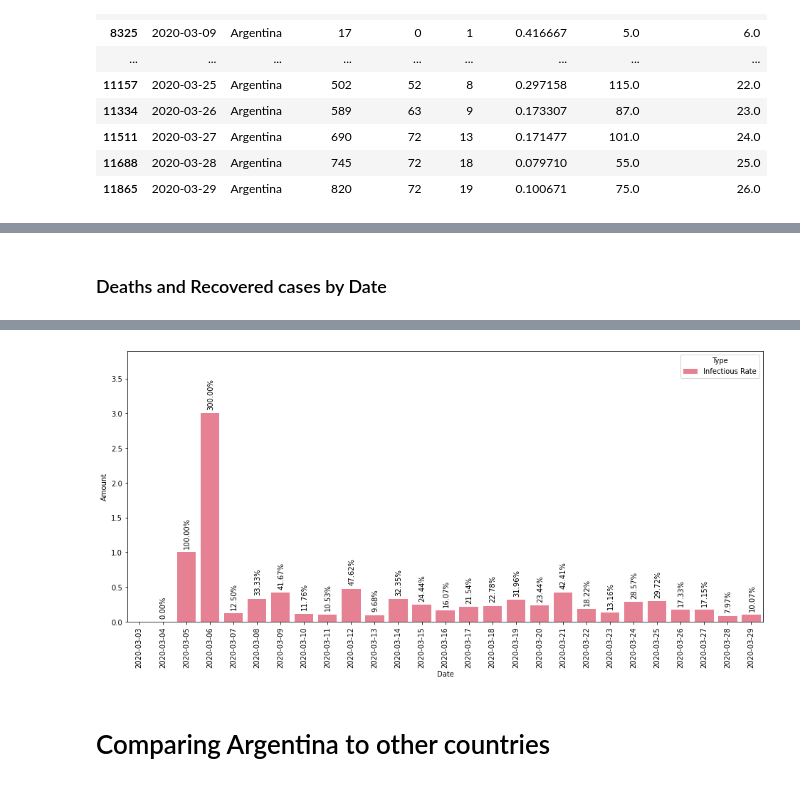
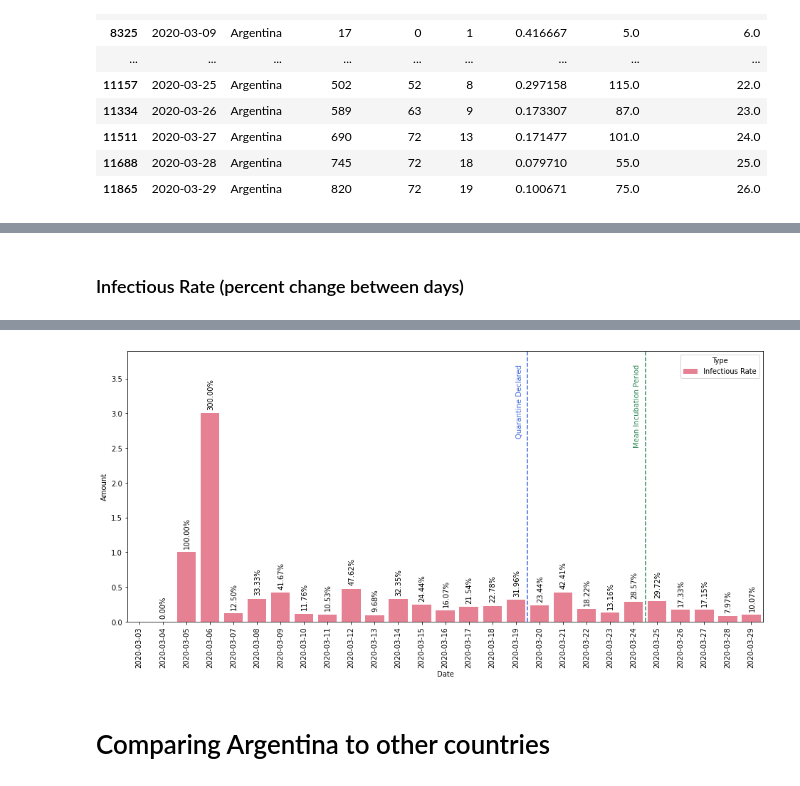
Before and after one commit to ewajs/covid-19, a Jupyter notebook: COVID-19 Analysis.ipynb, the cells around one changed output, grey strips where cells are left out. Cells and saved outputs as stored; diff of their text form; code cells hidden in the pictures.

Commit message:
Added quarantine and incubation lines

```diff
--- a/COVID-19 Analysis.ipynb
+++ b/COVID-19 Analysis.ipynb
@@ -28,6 +28,7 @@ covid_base_df['Date'] = pd.to_datetime(covid_base_df['Date'])
 # %%
 # Fix Argentina data (from Wikipedia which tracks government announces)
 arg_mask = covid_base_df['Country'] == 'Argentina'
+quarantine_start_date = pd.to_datetime('3/20/20')
 arg_corrected_dataset = (('3/3/20', 1),
 ('3/4/20', 1),
 ('3/5/20', 2),
@@ -82,6 +83,8 @@ covid_base_df.loc[arg_mask].sort_values('Date').tail(30)
 ##############################################
 # Data Formatting and calculation
 ##############################################
+max_incubation_period = pd.to_timedelta('14 days') # From https://www.cdc.gov/coronavirus/2019-ncov/symptoms-testing/symptoms.html
+mean_incubation_period = pd.to_timedelta('5 days') # from https://annals.org/aim/fullarticle/2762808/incubation-period-coronavirus-disease-2019-covid-19-from-publicly-reported
 max_date = max(covid_base_df['Date'])
 
 # For each country, calculate Infectious Rate
@@ -249,7 +336,6 @@ types_to_graph = ['Infectious Rate']
 plt.figure(figsize=(16, 7))
 plot_df = covid_country_cat_df[covid_country_cat_df['Type'].isin(types_to_graph)].copy()
 chart = sns.barplot(x='Date', y='Amount', hue='Type', palette="husl", data=plot_df)
-chart.set_xticklabels(plot_df['Date'].dt.date.unique(), rotation=90)
 for p in chart.patches:
     chart.annotate(format(p.get_height()*100, '.2f') + '%',
                    (p.get_x() + p.get_width() / 2., p.get_height()),
@@ -258,7 +344,46 @@ for p in chart.patches:
                    xytext = (1, 5),
                    textcoords = 'offset points',
                    rotation = 90)
-plt.ylim(0, max([v for v in plot_df['Amount'].dropna() if v != np.inf])*1.3)
+
 display(Markdown('### Infectious Rate (percent change between days)'))
+
+# Set upper margins above max value
+upper_margin = max([v for v in plot_df['Amount'].dropna() if v != np.inf])*1.3
+plt.ylim(0, upper_margin)
+
+# Add Date as labels in x axis
+date_labels = list(plot_df['Date'].dt.date.unique())
+chart.set_xticklabels(date_labels, rotation=90)
+
+# Plot quarantine measures line
+try:
+    quarantine_label_index = date_labels.index(quarantine_start_date)
+    plt.axvline(x=quarantine_label_index - 0.5, ls='--', color='royalblue')
+    plt.text(quarantine_label_index - 1,upper_margin*0.95,'Quarantine Declared',rotation=90, color='royalblue', va='top')
+    display(Markdown(f'''{country} has deployed **Quarantine or Isolation measures** on {quarantine_start_date}.'''))
+except ValueError:
+    display(Markdown(f'''No **Quarantine or Isolation measures** have been deployed in {country}.'''))
+
+# Plot Mean incubation period line since quarantine if possible
+try:
+    mean_incubation_label_index = date_labels.index(quarantine_start_date + mean_incubation_period)
+    plt.axvline(x=mean_incubation_label_index - 0.5, ls='--', color='seagreen')
+    plt.text(mean_incubation_label_index - 1,upper_margin*0.95,'Mean Incubation Period',rotation=90, color='seagreen', va='top')
+    display(Markdown(f'''The **Mean Incubation Period** of {mean_incubation_period}
+    has finished since the start of the quarantine and has occured on {quarantine_start_date + mean_incubation_period}.'''))
+except ValueError:
+    display(Markdown(f'''The **Mean Incubation Period** of {mean_incubation_period}
+    has not elapsed since the start of the quarantine and it will occur on {quarantine_start_date + mean_incubation_period}.'''))
+
+# Plot Maximum incubation period line since quarantine if possible
+try:
+    max_incubation_label_index = date_labels.index(quarantine_start_date + max_incubation_period)
+    plt.axvline(x=max_incubation_label_index - 0.5, ls='--', color='indigo')
+    plt.text(max_incubation_label_index - 1,upper_margin*0.95,'Maximum Incubation Period since Quarantine',rotation=90, color='indigo', va='top')
+    display(Markdown(f'''The **Maximum Incubation Period** of {max_incubation_period}
+    has finished since the start of the quarantine and it has occured on {quarantine_start_date + max_incubation_period}.'''))
+except ValueError:
+    display(Markdown(f'''The **Maximum Incubation Period** of {max_incubation_period}
+    has not elapsed since the start of the quarantine and it will occur on {quarantine_start_date + max_incubation_period}.'''))
 # %% [output]
-### Deaths and Recovered cases by Date
+### Infectious Rate (percent change between days)
@@ -265,3 +395,3 @@ display(Markdown('### Infectious Rate (percent change between days)'))
-[figure, old version]
+[figure, new version]
 # %%
 
```
Also changed, not shown: parts of 8 cells of this notebook.
